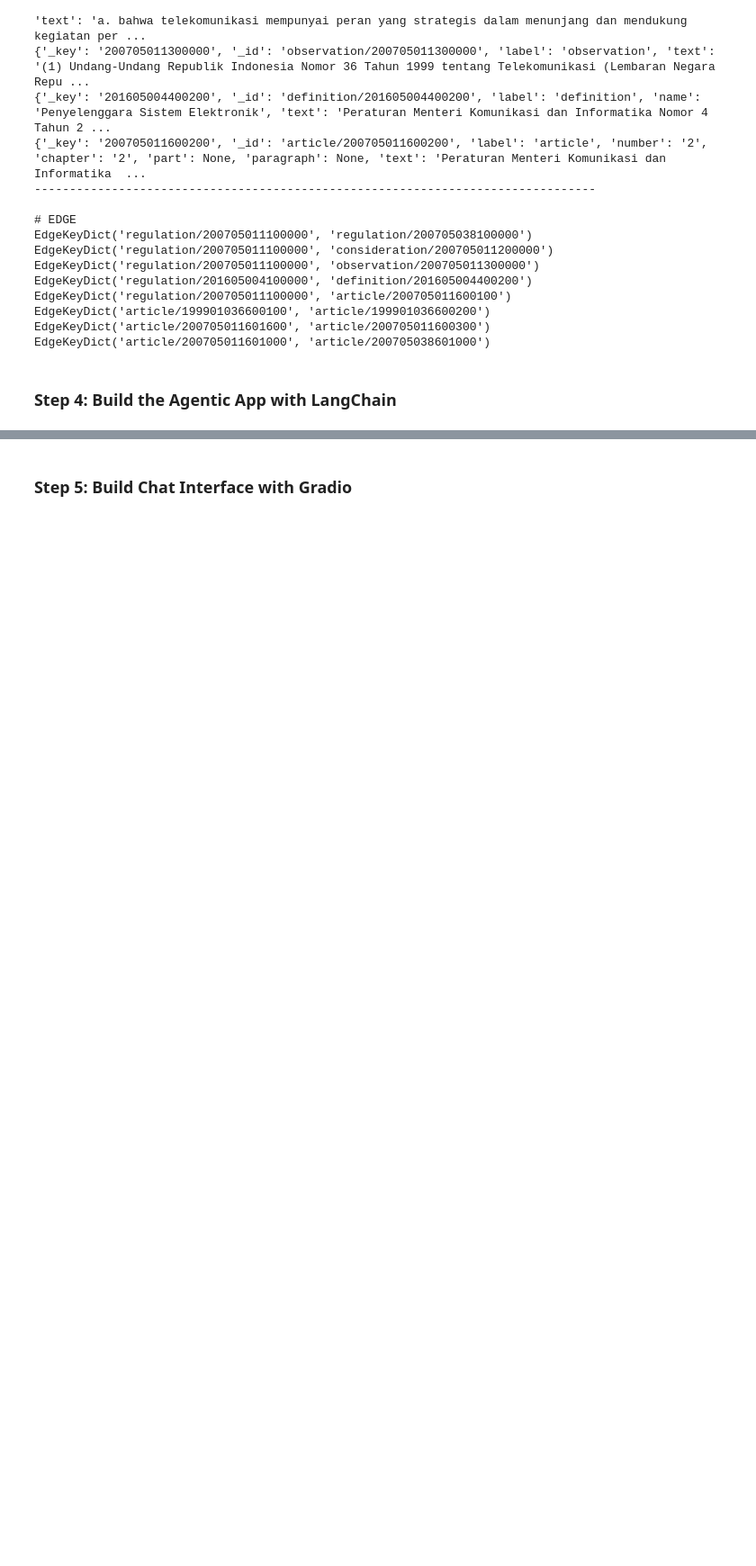
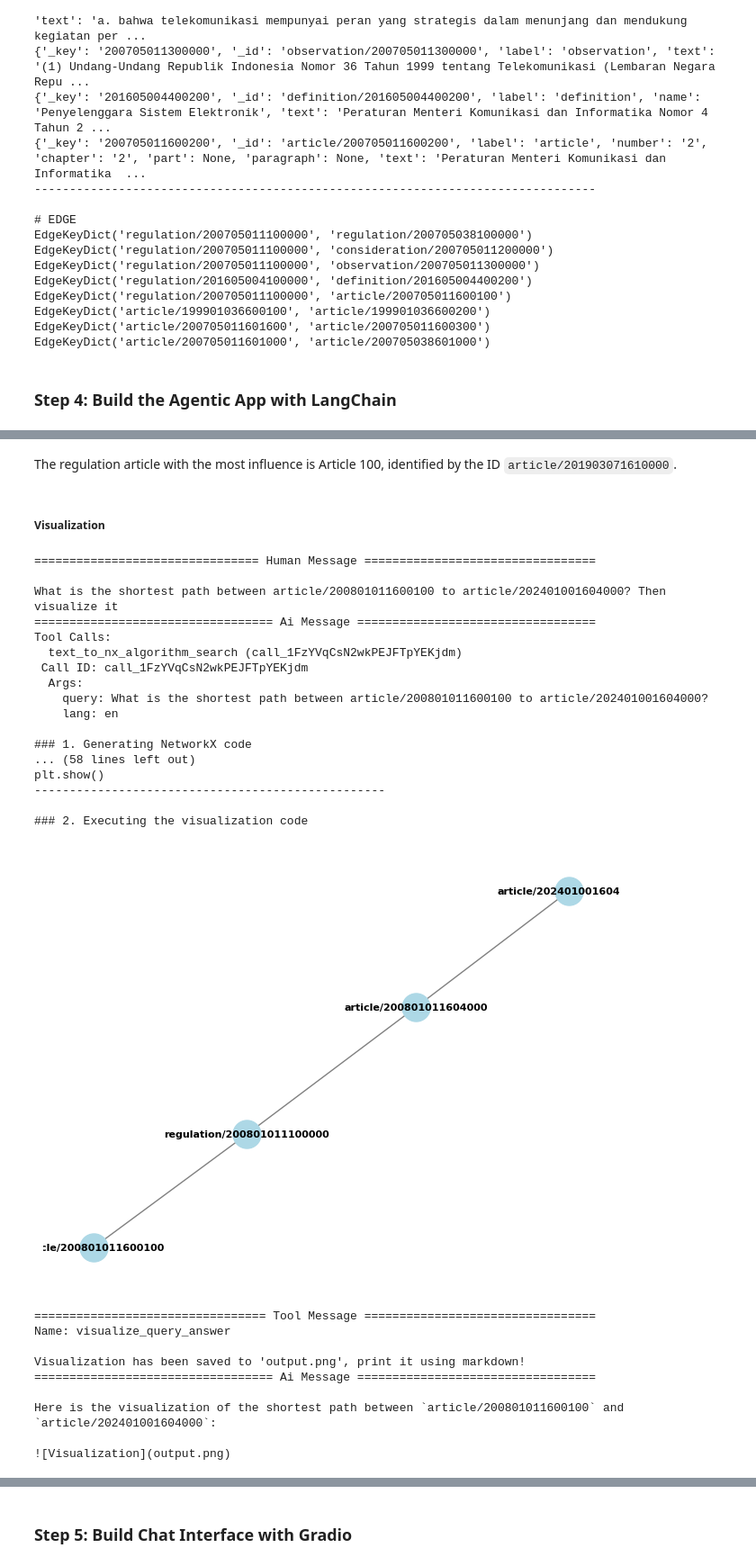
Before and after one commit to bayu-siddhi/graph-rag-arangodb, a Jupyter notebook: graph_rag_arangodb.ipynb, the cells around one changed output, grey strips where cells are left out. Shown at 90% size. Drawn from its saved outputs; the diff is of its cells as text; code cells hidden in the pictures; blank space fills up the shorter version.

Commit message:
Add visualization tool, more question example, and fix prompt and code

```diff
--- a/graph_rag_arangodb.ipynb
+++ b/graph_rag_arangodb.ipynb
@@ -867,7 +899,12 @@ llm.invoke("hello! who are you?").content
 # 4. Define base model for input validation by LLM
 
 class UserQuery(BaseModel):
+    query: str = Field(description="The user's original query, optionally including information from another tool.")
+    lang: str = Field(description="The user query language in ISO 639 format, e.g., id, en")
+
+class VisualizeQuery(BaseModel):
     query: str = Field(description="The user's original query, as is (don't change it).")
+    answer: str = Field(description="The answer to user original query from other tools")
     lang: str = Field(description="The user query language in ISO 639 format, e.g., id, en")
 # %%
 # 5. Define a semantic search tool to retrieve relevant articles
@@ -1028,7 +1065,7 @@ def create_aql_search(llm, verbose: bool = False):
         (Arango Query Language), execute the query, and return the results in Natural Language.
 
         Use this tool when the user asks about:
-        - Regulation structures, relationships, or regulation content.
+        - Regulation structures, relationships such as `next_article`, or regulation content.
         - Specific data that can be directly retrieved from ArangoDB using AQL.
 
         DO NOT use this tool to answer definition-based questions, use `definition_search` instead.
@@ -1249,0 +1338,24 @@ ask_agent = create_ask_agent(verbose=True)
+# %%
+# 11. Create ask_agent
+
+# Instantiate embedding model (same as used to embed dataset)
+embedding_model = SentenceTransformer("all-MiniLM-L6-v2", device=device)
+
+# Instatiate the LLM object
+if os.environ.get("OPENAI_API_KEY"):
+    llm = ChatOpenAI(
+        model="gpt-4o",
+        temperature=0.0,
+        api_key=os.environ["OPENAI_API_KEY"]
+    )
+elif os.environ.get("GOOGLE_API_KEY"):
+    llm = ChatGoogleGenerativeAI(
+        model="gemini-2.0-flash",
+        temperature=0.0,
+        api_key=os.environ["GOOGLE_API_KEY"]
+    )
+
+print(type(llm))
+
+# Create ask_agent
+ask_agent = create_ask_agent(llm, embedding_model, verbose=True)
@@ -1397,0 +1544,40 @@ The network is not strongly connected. The proportion of nodes within the larges
+# %%
+# 19. Display the response in markdown
+
+display(Markdown(response))
+# %% [output]
+The regulation article with the most influence is Article 100, identified by the ID `article/201903071610000`.
+# %% [markdown]
+##### **Visualization**
+# %%
+# 20. Test: Run query to the agentic application (text to nx algorithm search + visualization question)
+
+response = ask_agent("What is the shortest path between article/200801011600100 to article/202401001604000? Then visualize it")
+# %% [output]
+================================ Human Message =================================
+
+What is the shortest path between article/200801011600100 to article/202401001604000? Then visualize it
+================================== Ai Message ==================================
+Tool Calls:
+  text_to_nx_algorithm_search (call_1FzYVqCsN2wkPEJFTpYEKjdm)
+ Call ID: call_1FzYVqCsN2wkPEJFTpYEKjdm
+  Args:
+    query: What is the shortest path between article/200801011600100 to article/202401001604000?
+    lang: en
+
+### 1. Generating NetworkX code
+... (58 lines left out)
+plt.show()
+--------------------------------------------------
+
+### 2. Executing the visualization code
+[figure, added]
+================================= Tool Message =================================
+Name: visualize_query_answer
+
+Visualization has been saved to 'output.png', print it using markdown!
+================================== Ai Message ==================================
+
+Here is the visualization of the shortest path between `article/200801011600100` and `article/202401001604000`:
+
+![Visualization](output.png)
```
Also changed, not shown: parts of 49 cells of this notebook, 2 other files.
